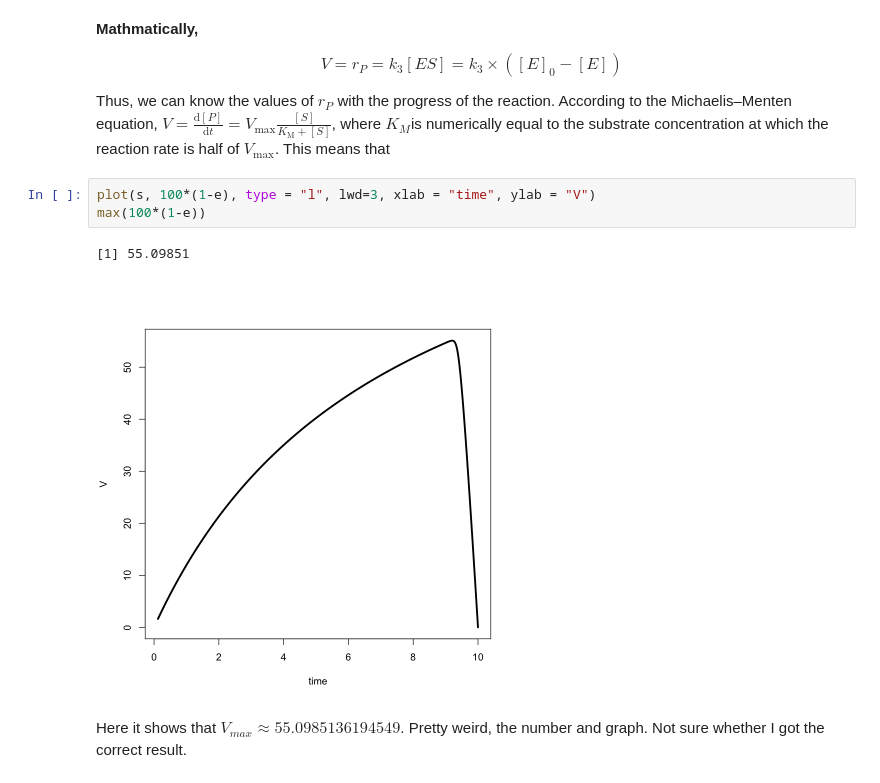
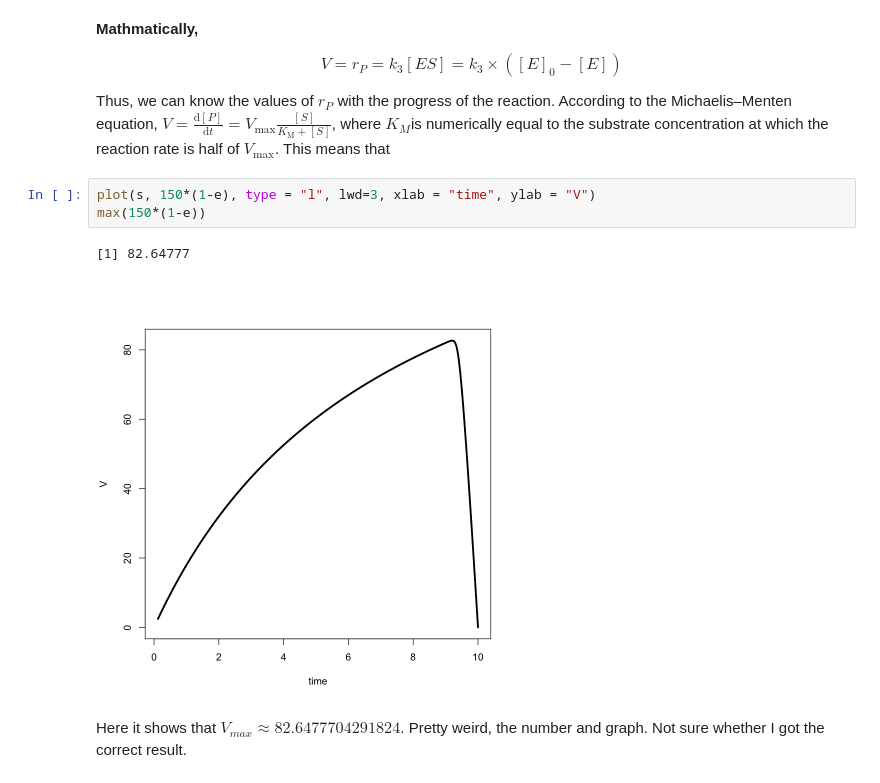
Before and after one commit to ydchen17/AY20_MBDS_questions, a Jupyter notebook: Question 8/Question 8.ipynb, the cells around one changed output. Saved outputs shown, nothing was run; the diff lists cells and outputs as text.

```diff
--- a/Question 8/Question 8.ipynb
+++ b/Question 8/Question 8.ipynb
@@ -228,11 +228,11 @@ $$
 
 Thus, we can know the values of $r_{P}$ with the progress of the reaction. According to the Michaelis–Menten equation, $V = \frac{\mathrm{d} [P]}{\mathrm{d} t} = V_\max \frac{[S]}{K_\mathrm{M} + [S]} $, where $K_M$is numerically equal to the substrate concentration at which the reaction rate is half of $V_{\max}$. This means that
 # %%
-plot(s, 100*(1-e), type = "l", lwd=3, xlab = "time", ylab = "V")
-max(100*(1-e))
+plot(s, 150*(1-e), type = "l", lwd=3, xlab = "time", ylab = "V")
+max(150*(1-e))
 # %% [output]
-[1] 55.09851
+[1] 82.64777
-[figure, old version]
+[figure, new version]
 # %% [markdown]
-Here it shows that $V_{max}\approx55.0985136194549$.
+Here it shows that $V_{max}\approx82.6477704291824$.
 Pretty weird, the number and graph. Not sure whether I got the correct result.
```
Also changed, not shown: parts of 1 cell of this notebook, 4 other files.
